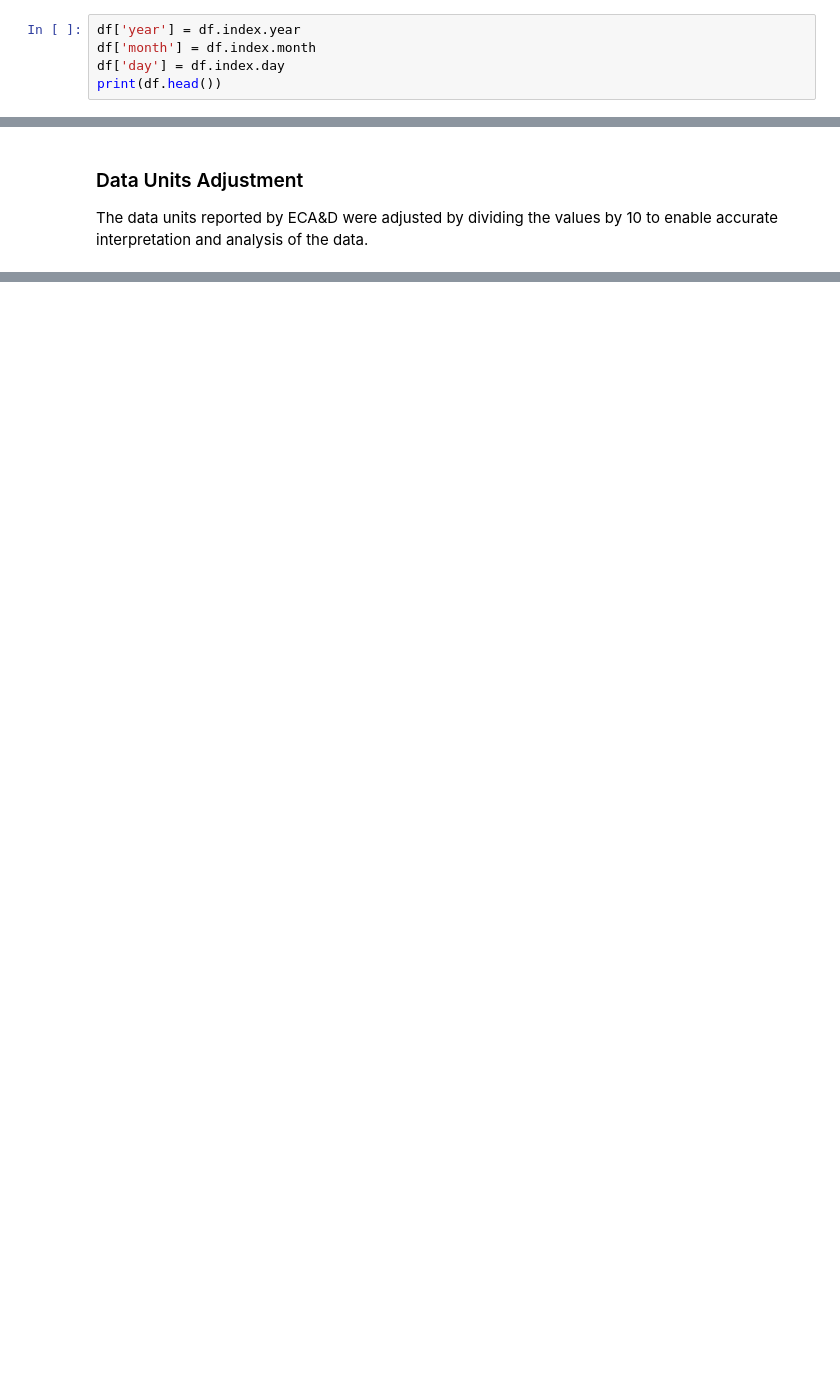
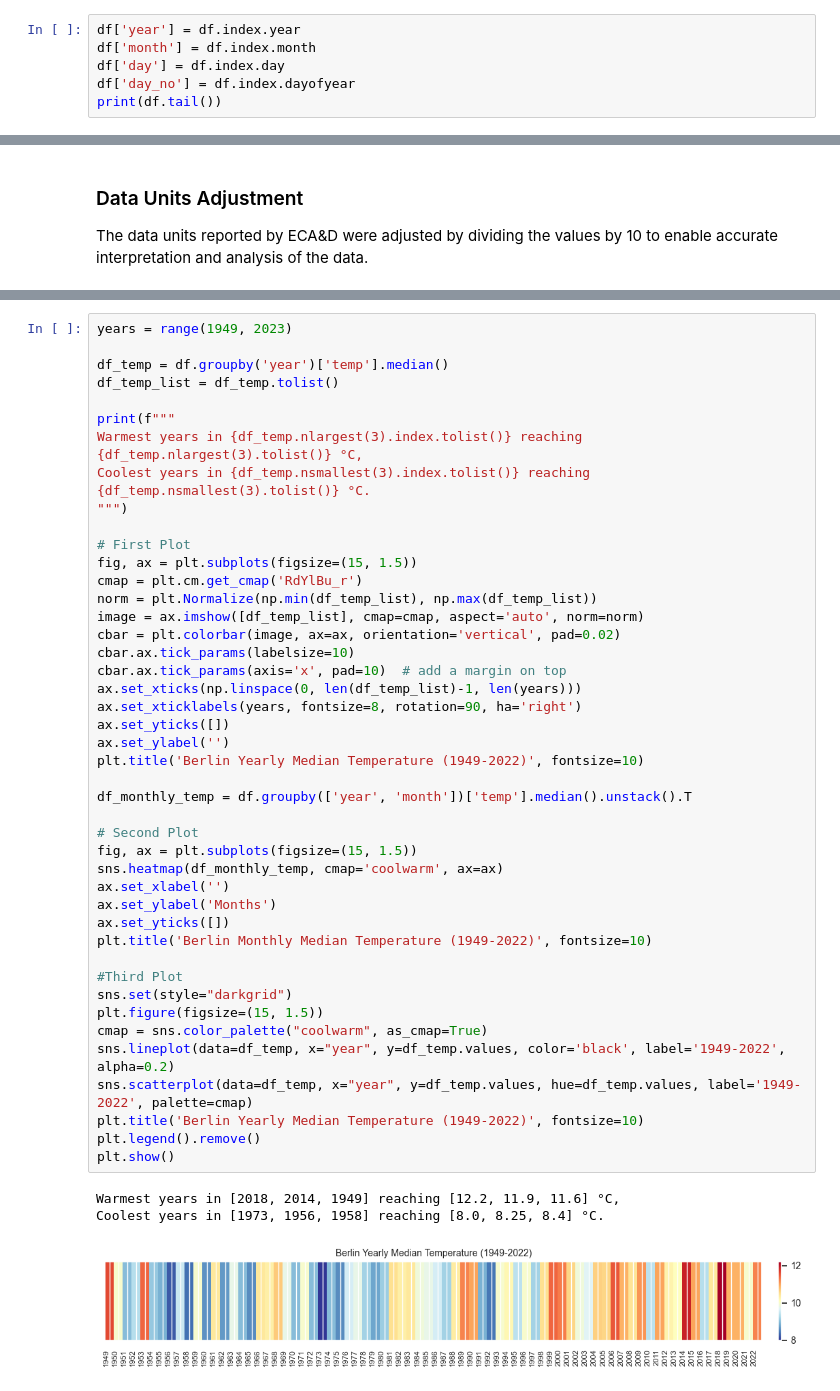
Before and after one commit to kayesokua/data-science-notes, a Jupyter notebook: 02_climate_berlin.ipynb, the cells around one changed output, grey strips where cells are left out. Cells and saved outputs as stored; diff of their text form; blank space fills up the shorter version.

Commit message:
update berlin climate analysis notebook

```diff
--- a/02_climate_berlin.ipynb
+++ b/02_climate_berlin.ipynb
@@ -44,5 +45,6 @@ The date column is converted to datetime and used as the index for the dataframe
 df['year'] = df.index.year
 df['month'] = df.index.month
 df['day'] = df.index.day
-print(df.head())
+df['day_no'] = df.index.dayofyear
+print(df.tail())
 # %% [output]
@@ -404,0 +164,48 @@ imageio.mimsave('data/output/berlin/berlin_heatmap.gif', images, fps=2)
+# %%
+years = range(1949, 2023)
+
+df_temp = df.groupby('year')['temp'].median()
+df_temp_list = df_temp.tolist()
+
+print(f"""
+Warmest years in {df_temp.nlargest(3).index.tolist()} reaching {df_temp.nlargest(3).tolist()} °C,
+Coolest years in {df_temp.nsmallest(3).index.tolist()} reaching {df_temp.nsmallest(3).tolist()} °C.
+""")
+
+# First Plot
+fig, ax = plt.subplots(figsize=(15, 1.5))
+cmap = plt.cm.get_cmap('RdYlBu_r')
+norm = plt.Normalize(np.min(df_temp_list), np.max(df_temp_list))
+image = ax.imshow([df_temp_list], cmap=cmap, aspect='auto', norm=norm)
+cbar = plt.colorbar(image, ax=ax, orientation='vertical', pad=0.02)
+cbar.ax.tick_params(labelsize=10)
+cbar.ax.tick_params(axis='x', pad=10)  # add a margin on top
+ax.set_xticks(np.linspace(0, len(df_temp_list)-1, len(years)))
+ax.set_xticklabels(years, fontsize=8, rotation=90, ha='right')
+ax.set_yticks([])
+ax.set_ylabel('')
+plt.title('Berlin Yearly Median Temperature (1949-2022)', fontsize=10)
+
+df_monthly_temp = df.groupby(['year', 'month'])['temp'].median().unstack().T
+
+# Second Plot
+fig, ax = plt.subplots(figsize=(15, 1.5))
+sns.heatmap(df_monthly_temp, cmap='coolwarm', ax=ax)
+ax.set_xlabel('')
+ax.set_ylabel('Months')
+ax.set_yticks([])
+plt.title('Berlin Monthly Median Temperature (1949-2022)', fontsize=10)
+
+#Third Plot
+sns.set(style="darkgrid")
+plt.figure(figsize=(15, 1.5))
+cmap = sns.color_palette("coolwarm", as_cmap=True)
+sns.lineplot(data=df_temp, x="year", y=df_temp.values, color='black', label='1949-2022', alpha=0.2)
+sns.scatterplot(data=df_temp, x="year", y=df_temp.values, hue=df_temp.values, label='1949-2022', palette=cmap)
+plt.title('Berlin Yearly Median Temperature (1949-2022)', fontsize=10)
+plt.legend().remove()
+plt.show()
+# %% [output]
+Warmest years in [2018, 2014, 1949] reaching [12.2, 11.9, 11.6] °C,
+Coolest years in [1973, 1956, 1958] reaching [8.0, 8.25, 8.4] °C.
+[figure, added]
```
Also changed, not shown: parts of 49 cells of this notebook.
